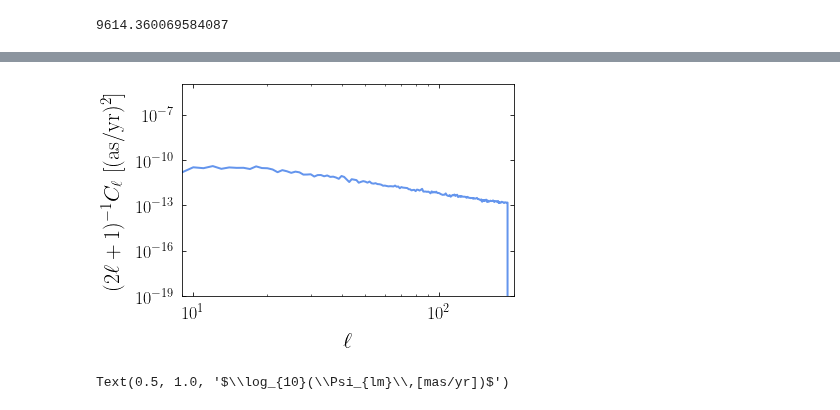
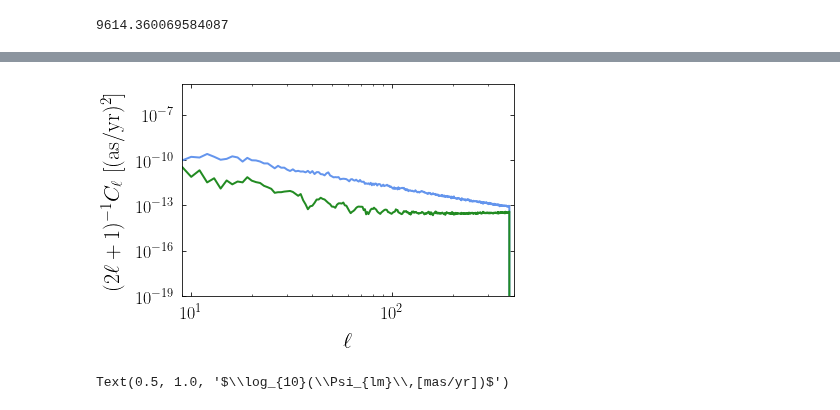
Before and after one commit to smsharma/astrometry-lensing-correlations, a Jupyter notebook: Simulations/SubhaloSample.ipynb, the cells around one changed output, grey strips where cells are left out. Drawn from its saved outputs; the diff is of its cells as text; code cells hidden in the pictures.

```diff
--- a/Simulations/SubhaloSample.ipynb
+++ b/Simulations/SubhaloSample.ipynb
@@ -68,30 +73,30 @@ maxx_a = 10**(-10.5)
 # %%
 ell = np.arange(len(sim[0].Cl_B))
 
 plt.plot(ell, (sim[0].Cl_B)/(2*ell + 1)/1e-12)
-# plt.plot(ell, sim[0].Cl_C/(2*ell + 1)/1e-12)
+plt.plot(ell, sim[0].Cl_C/(2*ell + 1)/1e-12)
 
 # ells, Cl = bin_cells(sim[0].Cl_B/(2*ell + 1)/1e-12, 1, np.max(ell)+1, 20)
 # plt.plot(ells, Cl)
 
 # plt.plot(ell, sim[0].Cl_B_alpha/(2*ell + 1)/1e-12)
 # plt.plot(ell, sim[0].Cl_C_alpha/(2*ell + 1)/1e-12)
 
 # plt.plot(ell, (sim[0].Cl_B_mu_alpha)/(2*ell + 1)/1e-12)
 # plt.plot(ell, (sim[0].Cl_C_mu_alpha)/(2*ell + 1)/1e-12)
 
 plt.yscale("log")
 plt.xscale("log")
-plt.xlim(9, 200)
+plt.xlim(9, 400)
 plt.ylim(1e-19,1e-5)
 plt.ylabel("$(2\ell + 1)^{-1} C_\ell$ [(as/yr)$^2$]")
 plt.xlabel("$\ell$")
 # plt.legend(title='Distance to lens')
 # plt.title('Gaussian lens, $R_0$ = 1 kpc, $M_0 = 10^8\,\mathrm{M}_\odot$, $\dot\\theta$ = 1 mas/yr')
 plt.tight_layout()
 # plt.savefig("Gauss.pdf")
 # %% [output]
-[figure, old version]
+[figure, new version]
 # %%
 lmin_plot = 0
 lmax_plot = 300
```
Also changed, not shown: parts of 2 cells of this notebook, 11 other files.
